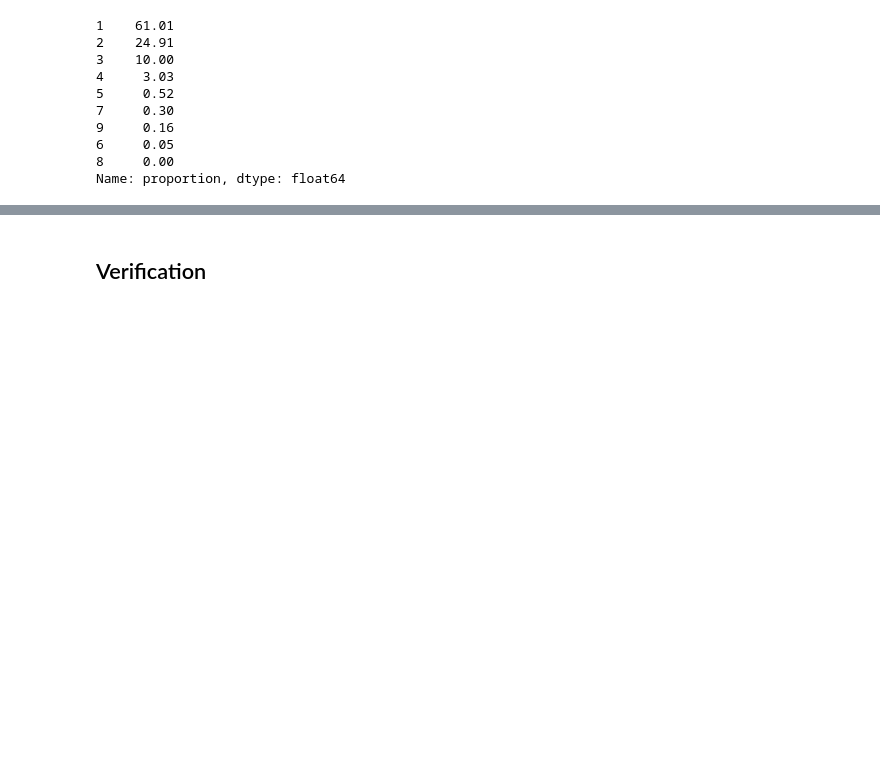
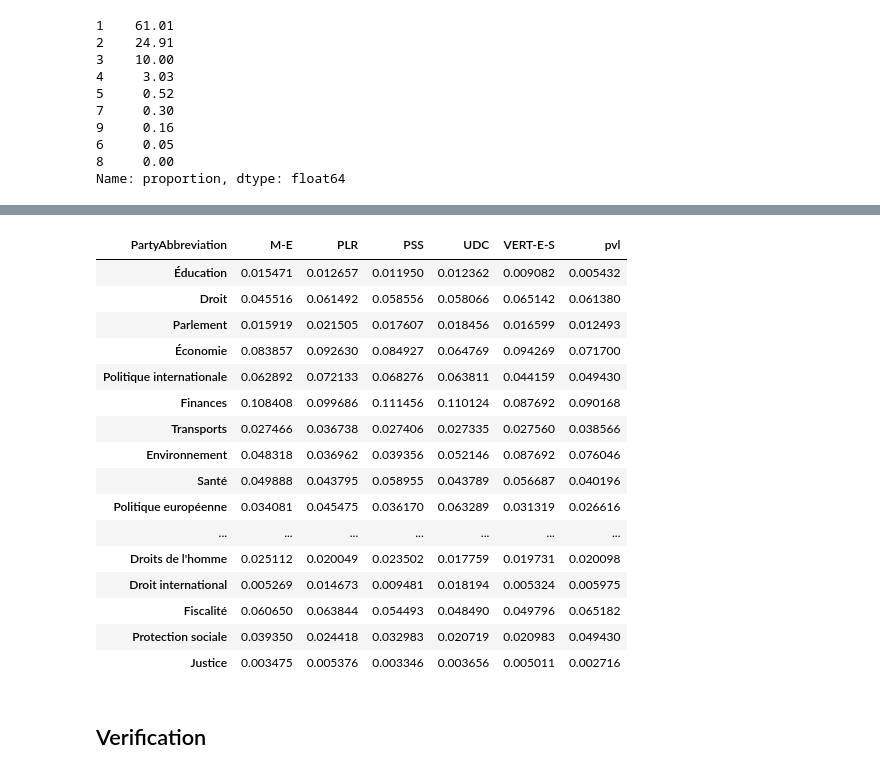
Before and after one commit to cgcrts/ef23_discours, a Jupyter notebook: tag_processing.ipynb, the cells around one changed output, grey strips where cells are left out. Saved outputs shown, nothing was run; the diff lists cells and outputs as text; code cells hidden in the pictures; blank space fills up the shorter version.

```diff
--- a/tag_processing.ipynb
+++ b/tag_processing.ipynb
@@ -274,0 +474,4 @@ Name: proportion, dtype: float64
+# %%
+transcript_tagged_df = transcript_person_df.merge(tags_df, left_on='ID', right_on='transcript_id', how='left')
+transcript_tagged_df = transcript_tagged_df.dropna(subset='Culture')
+transcript_tagged_df
@@ -275,3 +530,49 @@ Name: proportion, dtype: float64
+# %%
+main_party = [
+    'M-E',
+    'PLR',
+    'PSS',
+    'UDC',
+    'VERT-E-S',
+    'pvl',
+]
+# %%
+transcript_filtered_47 = transcript_filtered_df.loc[transcript_filtered_df['legislature'] == 47]
+transcript_filtered_48 = transcript_filtered_df.loc[transcript_filtered_df['legislature'] == 48]
+transcript_filtered_49 = transcript_filtered_df.loc[transcript_filtered_df['legislature'] == 49]
+transcript_filtered_50 = transcript_filtered_df.loc[transcript_filtered_df['legislature'] == 50]
+transcript_filtered_51 = transcript_filtered_df.loc[transcript_filtered_df['legislature'] == 51]
+# %%
+group = {'gender': 'GenderAsString', 'party': 'PartyAbbreviation'}
+ratio_by_party = True
+
+tag_by_group = transcript_filtered_50.groupby(group['party'])[tags_list].sum()
+if ratio_by_party:
+    tag_by_group = tag_by_group.loc[:,:].div(tag_by_group.sum(axis=1), axis=0)
+else:
+    tag_by_group = tag_by_group.loc[:,:].div(tag_by_group.sum(axis=0), axis=1)
+
+tag_by_group_50 = tag_by_group
+# %%
+tag_by_group_50.groupby('PartyAbbreviation')[tags_list].mean().loc[main_party].T.style.background_gradient(cmap='YlGnBu', axis=0)
+# %% [output]
+| PartyAbbreviation | M-E | PLR | PSS | UDC | VERT-E-S | pvl |
+| Éducation | 0.015471 | 0.012657 | 0.011950 | 0.012362 | 0.009082 | 0.005432 |
+| Droit | 0.045516 | 0.061492 | 0.058556 | 0.058066 | 0.065142 | 0.061380 |
+| Parlement | 0.015919 | 0.021505 | 0.017607 | 0.018456 | 0.016599 | 0.012493 |
+| Économie | 0.083857 | 0.092630 | 0.084927 | 0.064769 | 0.094269 | 0.071700 |
+| Politique internationale | 0.062892 | 0.072133 | 0.068276 | 0.063811 | 0.044159 | 0.049430 |
+| Finances | 0.108408 | 0.099686 | 0.111456 | 0.110124 | 0.087692 | 0.090168 |
+| Transports | 0.027466 | 0.036738 | 0.027406 | 0.027335 | 0.027560 | 0.038566 |
+| Environnement | 0.048318 | 0.036962 | 0.039356 | 0.052146 | 0.087692 | 0.076046 |
+| Santé | 0.049888 | 0.043795 | 0.058955 | 0.043789 | 0.056687 | 0.040196 |
+| Politique européenne | 0.034081 | 0.045475 | 0.036170 | 0.063289 | 0.031319 | 0.026616 |
+| ... | ... | ... | ... | ... | ... | ... |
+| Droits de l'homme | 0.025112 | 0.020049 | 0.023502 | 0.017759 | 0.019731 | 0.020098 |
+| Droit international | 0.005269 | 0.014673 | 0.009481 | 0.018194 | 0.005324 | 0.005975 |
+| Fiscalité | 0.060650 | 0.063844 | 0.054493 | 0.048490 | 0.049796 | 0.065182 |
+| Protection sociale | 0.039350 | 0.024418 | 0.032983 | 0.020719 | 0.020983 | 0.049430 |
+| Justice | 0.003475 | 0.005376 | 0.003346 | 0.003656 | 0.005011 | 0.002716 |
 # %% [markdown]
 ## Verification
 # %%
```
Also changed, not shown: parts of 13 cells of this notebook, 1 other file.
